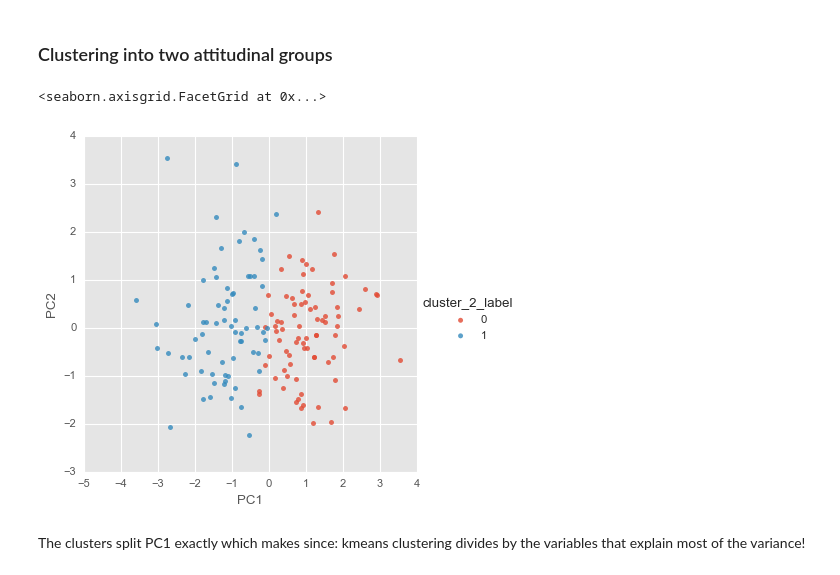
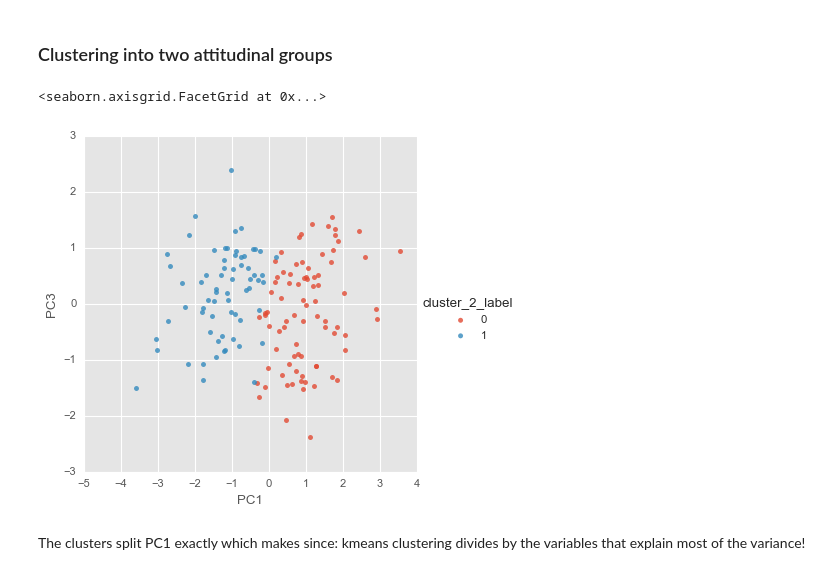
Before and after one commit to jmassall/inquiry_virtualLabs_study, a Jupyter notebook: analysis/incoming_attributes_analysis.ipynb, the cells around one changed output. Drawn from its saved outputs; the diff is of its cells as text; code cells hidden in the pictures.

```diff
--- a/analysis/incoming_attributes_analysis.ipynb
+++ b/analysis/incoming_attributes_analysis.ipynb
@@ -281,10 +292,10 @@ from sklearn.cluster import KMeans
 clusters = KMeans(n_clusters=2, n_init=10, verbose=0).fit(data[att_columns])
 data['cluster_2_label'] = clusters.labels_
 # %%
-sns.lmplot(x='PC1', y='PC2',data=data,fit_reg=False,hue='cluster_2_label')
+sns.lmplot(x='PC1', y='PC3',data=data,fit_reg=False,hue='cluster_2_label')
 # %% [output]
 <seaborn.axisgrid.FacetGrid at 0x...>
-[figure, old version]
+[figure, new version]
 # %% [markdown]
 The clusters split PC1 exactly which makes since: kmeans clustering divides by the variables that explain most of the variance!
 # %%
```
Also changed, not shown: parts of 16 cells of this notebook.
